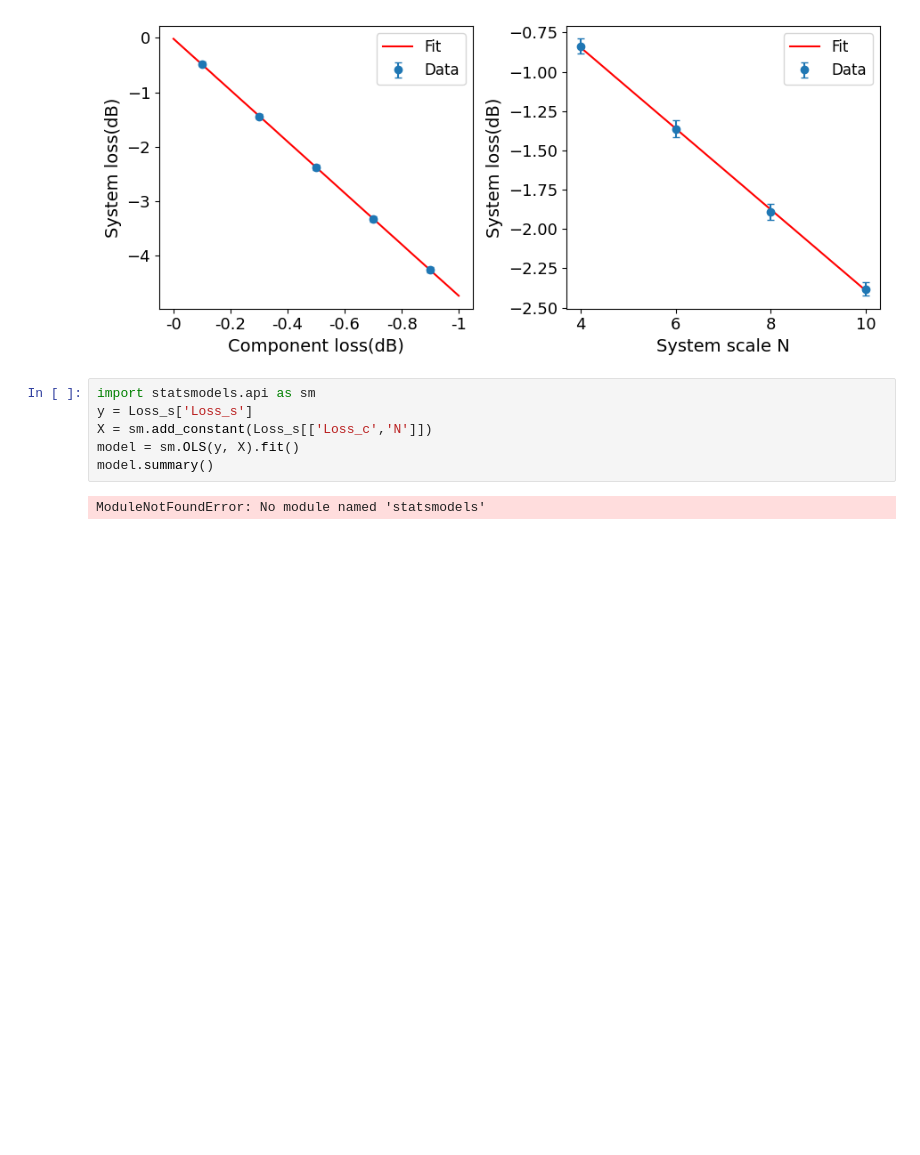
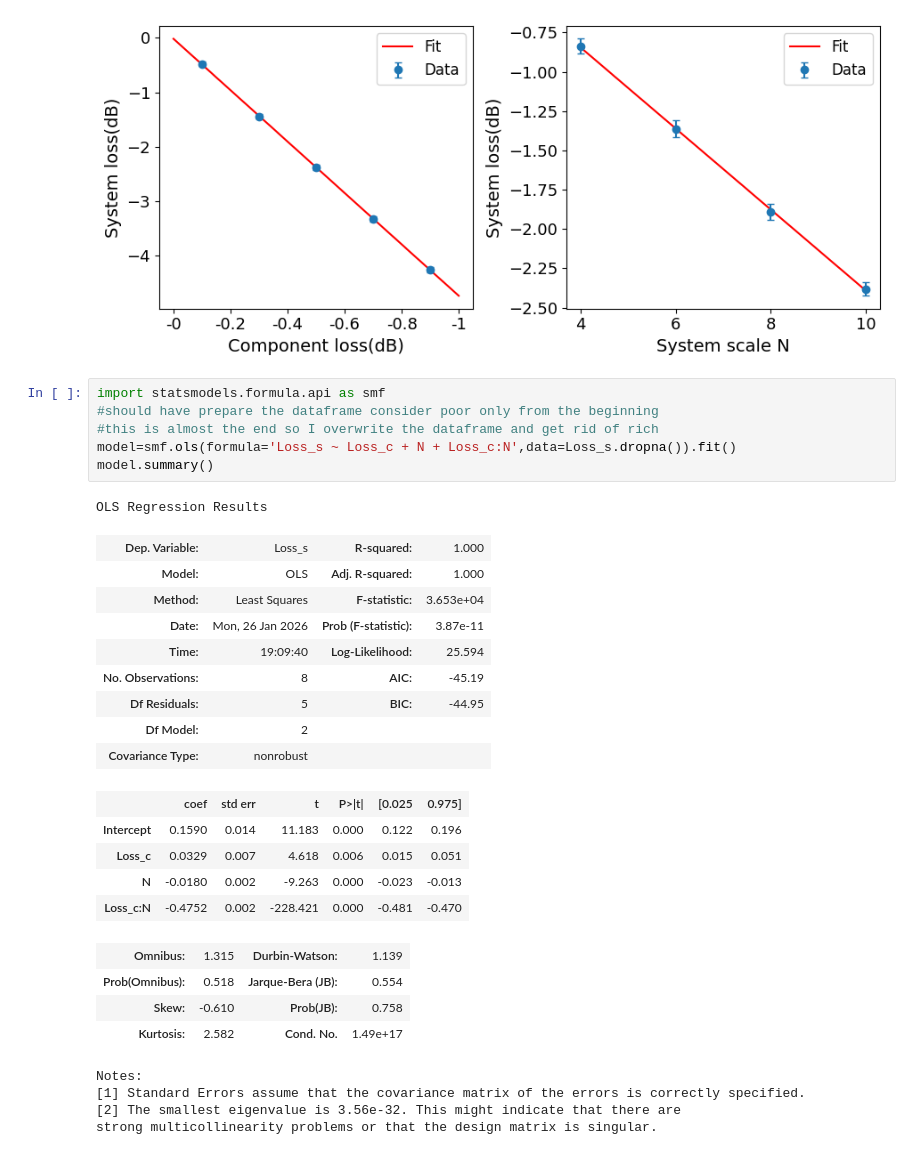
Before and after one commit to SylvanasHellscream/Monte-Carlo-simulation-and-Inverse-design-of-Mach-Zehnder-Interferometer-based-PICs, a Jupyter notebook: Monte Carlo simulation and Inverse design of Mach-Zehnder Interferometer-based photonic integrated circuits/insertion loss empirical formula.ipynb, the cells around one changed output. Saved outputs shown, nothing was run; the diff lists cells and outputs as text; blank space fills up the shorter version.

```diff
--- a/Monte Carlo simulation and Inverse design of Mach-Zehnder Interferometer-based photonic integrated circuits/insertion loss empirical formula.ipynb
+++ b/Monte Carlo simulation and Inverse design of Mach-Zehnder Interferometer-based photonic integrated circuits/insertion loss empirical formula.ipynb
@@ -127,11 +127,33 @@ plt.savefig("Insertion loss imperical formular.png", dpi=300, bbox_inches='tight
 plt.show()
 # %% [output]
 [figure]
-# %%
-import statsmodels.api as sm
-y = Loss_s['Loss_s']
-X = sm.add_constant(Loss_s[['Loss_c','N']])
-model = sm.OLS(y, X).fit()
-model.summary()
-# %% [output]
-ModuleNotFoundError: No module named 'statsmodels'
+# %%
+import statsmodels.formula.api as smf
+#should have prepare the dataframe consider poor only from the beginning
+#this is almost the end so I overwrite the dataframe and get rid of rich
+model=smf.ols(formula='Loss_s ~ Loss_c + N + Loss_c:N',data=Loss_s.dropna()).fit()
+model.summary()
+# %% [output]
+OLS Regression Results
+| Dep. Variable: | Loss_s | R-squared: | 1.000 |
+| Model: | OLS | Adj. R-squared: | 1.000 |
+| Method: | Least Squares | F-statistic: | 3.653e+04 |
+| Date: | Mon, 26 Jan 2026 | Prob (F-statistic): | 3.87e-11 |
+| Time: | 19:09:40 | Log-Likelihood: | 25.594 |
+| No. Observations: | 8 | AIC: | -45.19 |
+| Df Residuals: | 5 | BIC: | -44.95 |
+| Df Model: | 2 |  |  |
+| Covariance Type: | nonrobust |  |  |
+|  | coef | std err | t | P>|t| | [0.025 | 0.975] |
+| Intercept | 0.1590 | 0.014 | 11.183 | 0.000 | 0.122 | 0.196 |
+| Loss_c | 0.0329 | 0.007 | 4.618 | 0.006 | 0.015 | 0.051 |
+| N | -0.0180 | 0.002 | -9.263 | 0.000 | -0.023 | -0.013 |
+| Loss_c:N | -0.4752 | 0.002 | -228.421 | 0.000 | -0.481 | -0.470 |
+| Omnibus: | 1.315 | Durbin-Watson: | 1.139 |
+| Prob(Omnibus): | 0.518 | Jarque-Bera (JB): | 0.554 |
+| Skew: | -0.610 | Prob(JB): | 0.758 |
+| Kurtosis: | 2.582 | Cond. No. | 1.49e+17 |
+Notes:
+[1] Standard Errors assume that the covariance matrix of the errors is correctly specified.
+[2] The smallest eigenvalue is 3.56e-32. This might indicate that there are
+strong multicollinearity problems or that the design matrix is singular.
```
